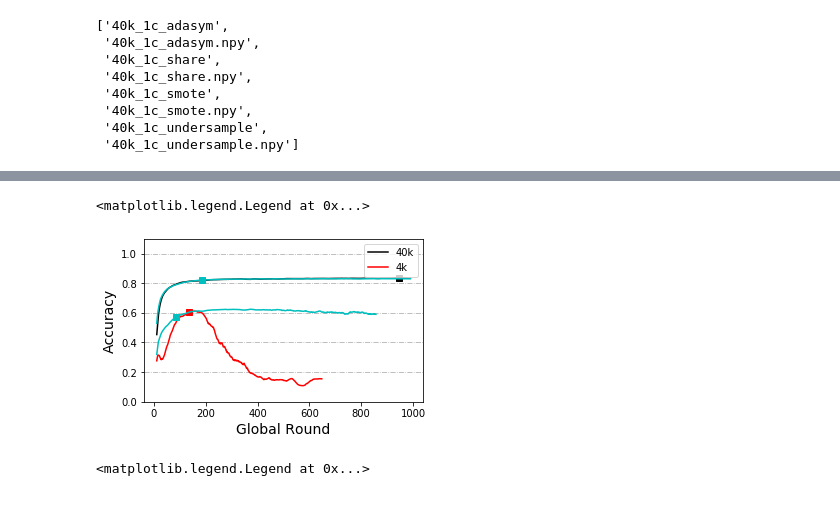
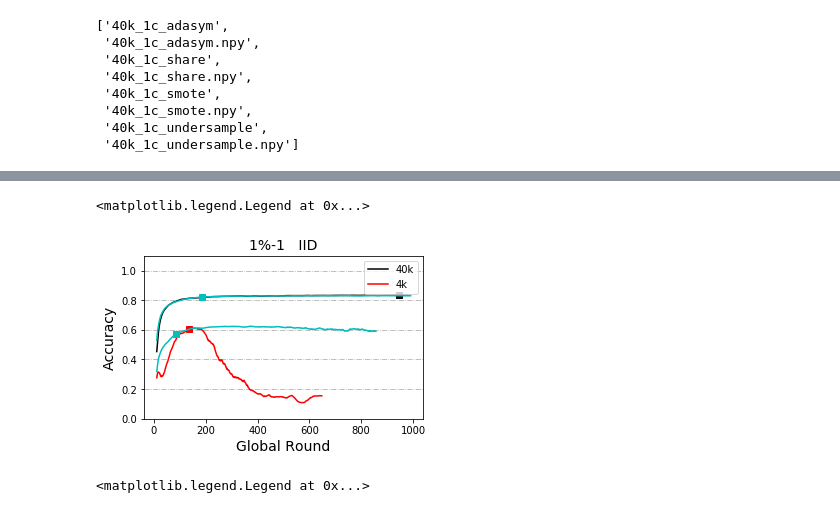
Before and after one commit to Jiarong-L/Thesis2020, a Jupyter notebook: Cifar10/plot_report1.ipynb, the cells around one changed output, grey strips where cells are left out. Drawn from its saved outputs; the diff is of its cells as text; code cells hidden in the pictures.

```diff
--- a/Cifar10/plot_report1.ipynb
+++ b/Cifar10/plot_report1.ipynb
@@ -363,35 +363,36 @@ plt.plot(index_min_loss+half_window+1,s_mean[index_min_loss],'rs')
 s1=np.load(os.path.join('RESULT_40000/BadNode','iid.10w.40000.loc1.earlystop1000.20200521-172951.npy'))
 (s_mean,s_varience)=windowed(s1[2][:1000],half_window)
 s_epo=[i+half_window+1 for i in range(len(s_mean))]
 plt.plot(s_epo,s_mean,color='c')
 (s_loss,_)=windowed(s1[1][:1000],half_window)
 index_min_loss = min_loss_point(s_loss)
 plt.plot(index_min_loss+half_window+1,s_mean[index_min_loss],'cs')
 
 
 
 s1=np.load(os.path.join('RESULT_4000/BadNode','iid.10w.4000.loc1.earlystop500.20200501-020117.npy'))
 (s_mean,s_varience)=windowed(s1[2][:1000],half_window)
 s_epo=[i+half_window+1 for i in range(len(s_mean))]
 plt.plot(s_epo,s_mean,color='c')
 (s_loss,_)=windowed(s1[1][:1000],half_window)
 index_min_loss = min_loss_point(s_loss)
 plt.plot(index_min_loss+half_window+1,s_mean[index_min_loss],'cs')
 
 
 
 
 plt.gcf().set_size_inches(5, 3)
 
-# plt.title('1%-1   IID',fontsize=14)
+plt.title('1%-1   IID',fontsize=14)
 plt.ylabel('Accuracy',fontsize=14)
 plt.ylim([0, 1.1])
+# plt.ylim([0.81, 0.84])
 plt.xlabel('Global Round',fontsize=14)
 plt.grid(axis="y",ls='-.')
 plt.legend()
 # %% [output]
 <matplotlib.legend.Legend at 0x...>
-[figure, old version]
+[figure, new version]
 # %%
 half_window = 10
 
```
Also changed, not shown: parts of 3 cells of this notebook, 2 other files.
